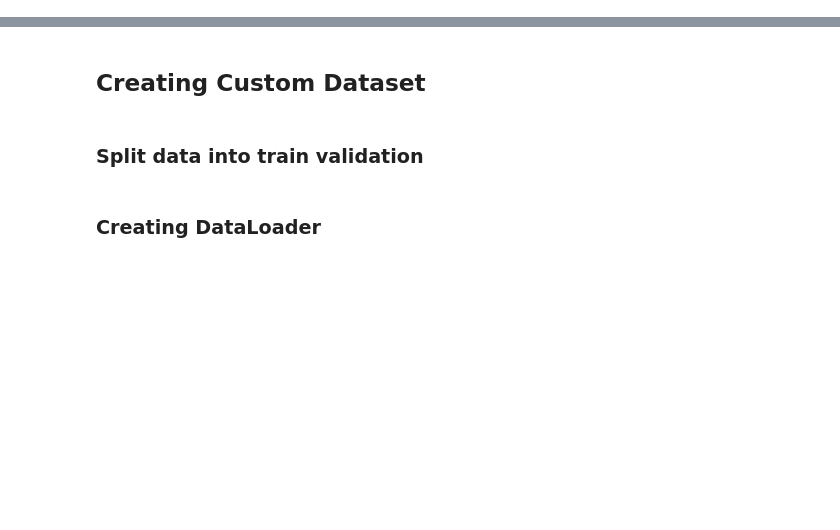
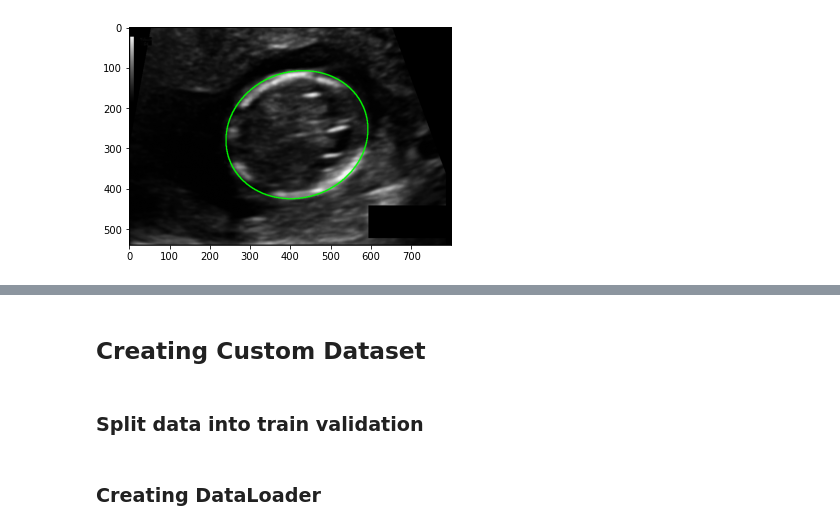
Before and after one commit to duybluemind1988/PyTorch-Computer-Vision-Cookbook, a Jupyter notebook: Chapter06/Chapter6.ipynb, the cells around one changed output, grey strips where cells are left out. Saved outputs shown, nothing was run; the diff lists cells and outputs as text; code cells hidden in the pictures; blank space fills up the shorter version.

```diff
--- a/Chapter06/Chapter6.ipynb
+++ b/Chapter06/Chapter6.ipynb
@@ -79,3 +100,8 @@ for fn in rndImgs:
+# %%
+plt.subplot(1, 1, 1)
+show_img_mask(img, mask)
+# %% [output]
+[figure, added]
 # %%
 plt.figure()
 plt.subplot(1, 3, 1)
```
Also changed, not shown: parts of 7 cells of this notebook.
